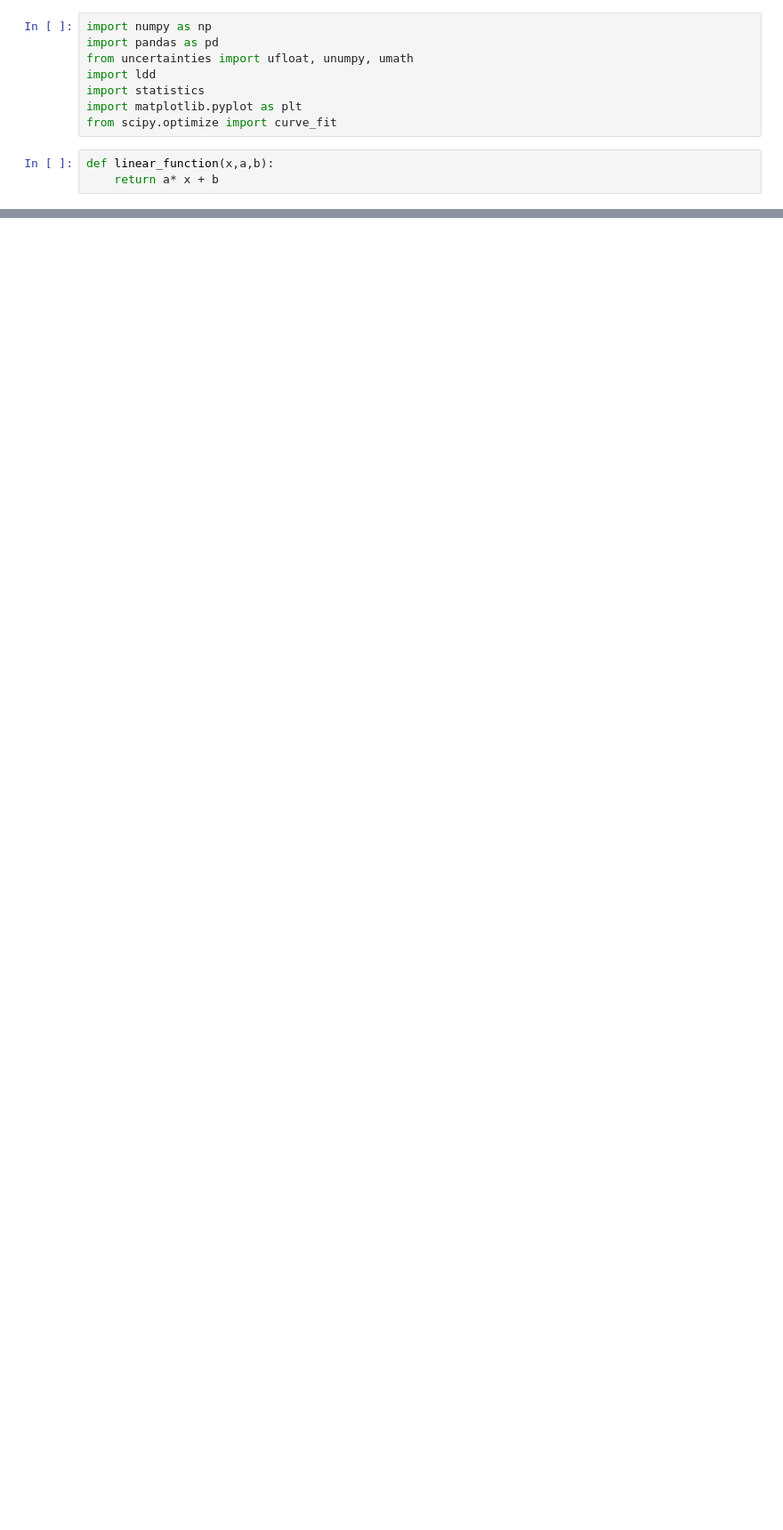
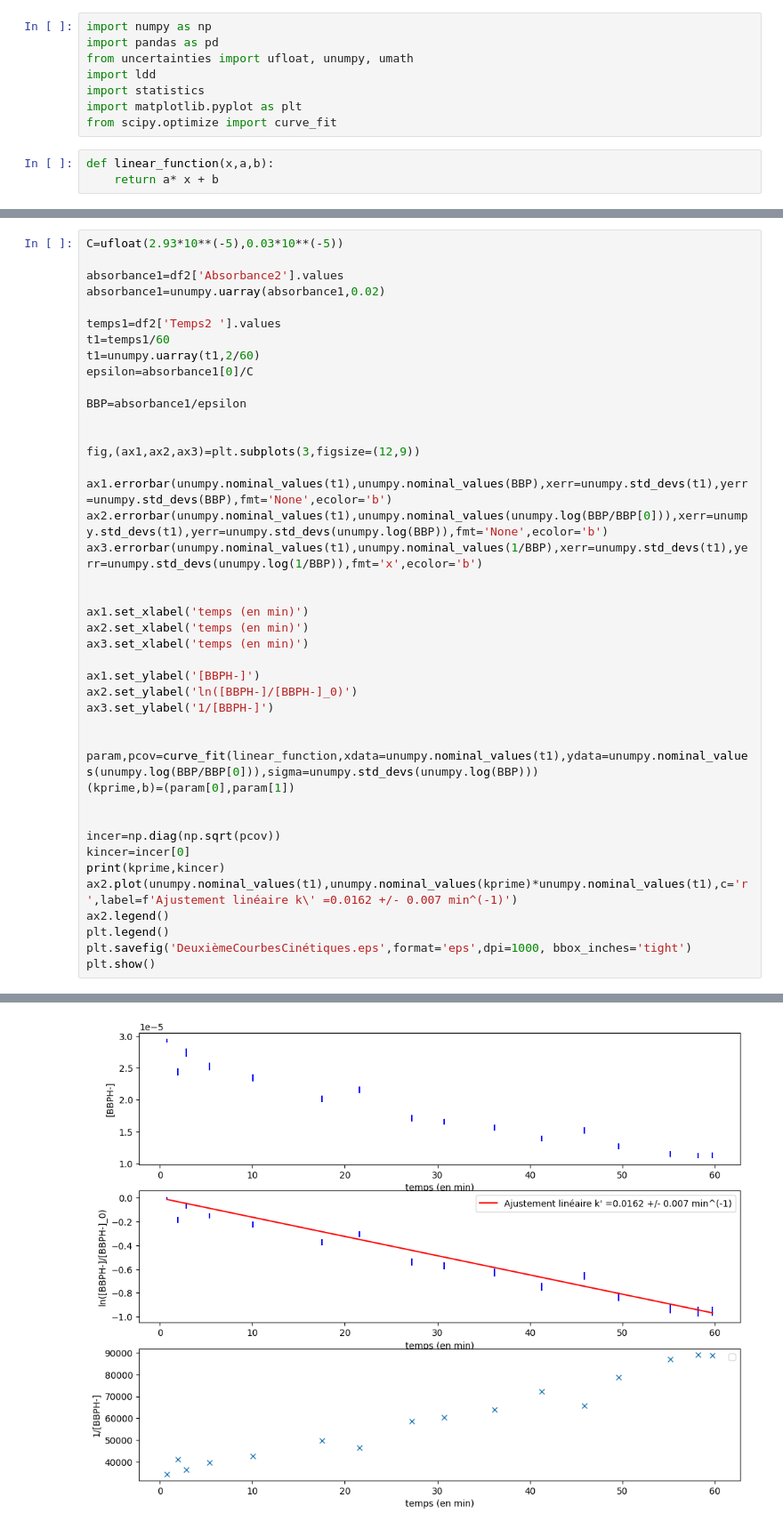
Before and after one commit to Duffy-y/TP-Saclay, a Jupyter notebook: Cinétique_TP/TP_Cinetique.ipynb, the cells around one changed output, grey strips where cells are left out. Shown: that part at 89% size. Saved outputs shown, nothing was run; the diff lists cells and outputs as text; blank space fills up the shorter version.

Commit message:
Fin TP Cinétique

```diff
--- a/Cinétique_TP/TP_Cinetique.ipynb
+++ b/Cinétique_TP/TP_Cinetique.ipynb
@@ -69,0 +102,43 @@ f.write(tableau)
+# %%
+C=ufloat(2.93*10**(-5),0.03*10**(-5))
+
+absorbance1=df2['Absorbance2'].values
+absorbance1=unumpy.uarray(absorbance1,0.02)
+
+temps1=df2['Temps2 '].values
+t1=temps1/60
+t1=unumpy.uarray(t1,2/60)
+epsilon=absorbance1[0]/C
+
+BBP=absorbance1/epsilon
+
+
+fig,(ax1,ax2,ax3)=plt.subplots(3,figsize=(12,9))
+
+ax1.errorbar(unumpy.nominal_values(t1),unumpy.nominal_values(BBP),xerr=unumpy.std_devs(t1),yerr=unumpy.std_devs(BBP),fmt='None',ecolor='b')
+ax2.errorbar(unumpy.nominal_values(t1),unumpy.nominal_values(unumpy.log(BBP/BBP[0])),xerr=unumpy.std_devs(t1),yerr=unumpy.std_devs(unumpy.log(BBP)),fmt='None',ecolor='b')
+ax3.errorbar(unumpy.nominal_values(t1),unumpy.nominal_values(1/BBP),xerr=unumpy.std_devs(t1),yerr=unumpy.std_devs(unumpy.log(1/BBP)),fmt='x',ecolor='b')
+
+
+ax1.set_xlabel('temps (en min)')
+ax2.set_xlabel('temps (en min)')
+ax3.set_xlabel('temps (en min)')
+
+ax1.set_ylabel('[BBPH-]')
+ax2.set_ylabel('ln([BBPH-]/[BBPH-]_0)')
+ax3.set_ylabel('1/[BBPH-]')
+
+
+param,pcov=curve_fit(linear_function,xdata=unumpy.nominal_values(t1),ydata=unumpy.nominal_values(unumpy.log(BBP/BBP[0])),sigma=unumpy.std_devs(unumpy.log(BBP)))
+(kprime,b)=(param[0],param[1])
+
+
+incer=np.diag(np.sqrt(pcov))
+kincer=incer[0]
+print(kprime,kincer)
+ax2.plot(unumpy.nominal_values(t1),unumpy.nominal_values(kprime)*unumpy.nominal_values(t1),c='r',label=f'Ajustement linéaire k\' =0.0162 +/- 0.007 min^(-1)')
+ax2.legend()
+plt.legend()
+plt.savefig('DeuxièmeCourbesCinétiques.eps',format='eps',dpi=1000, bbox_inches='tight')
+plt.show()
+# %% [output]
@@ -69,0 +148 @@ f.write(tableau)
+[figure, added]
```
Also changed, not shown: parts of 7 cells of this notebook, 10 other files.
